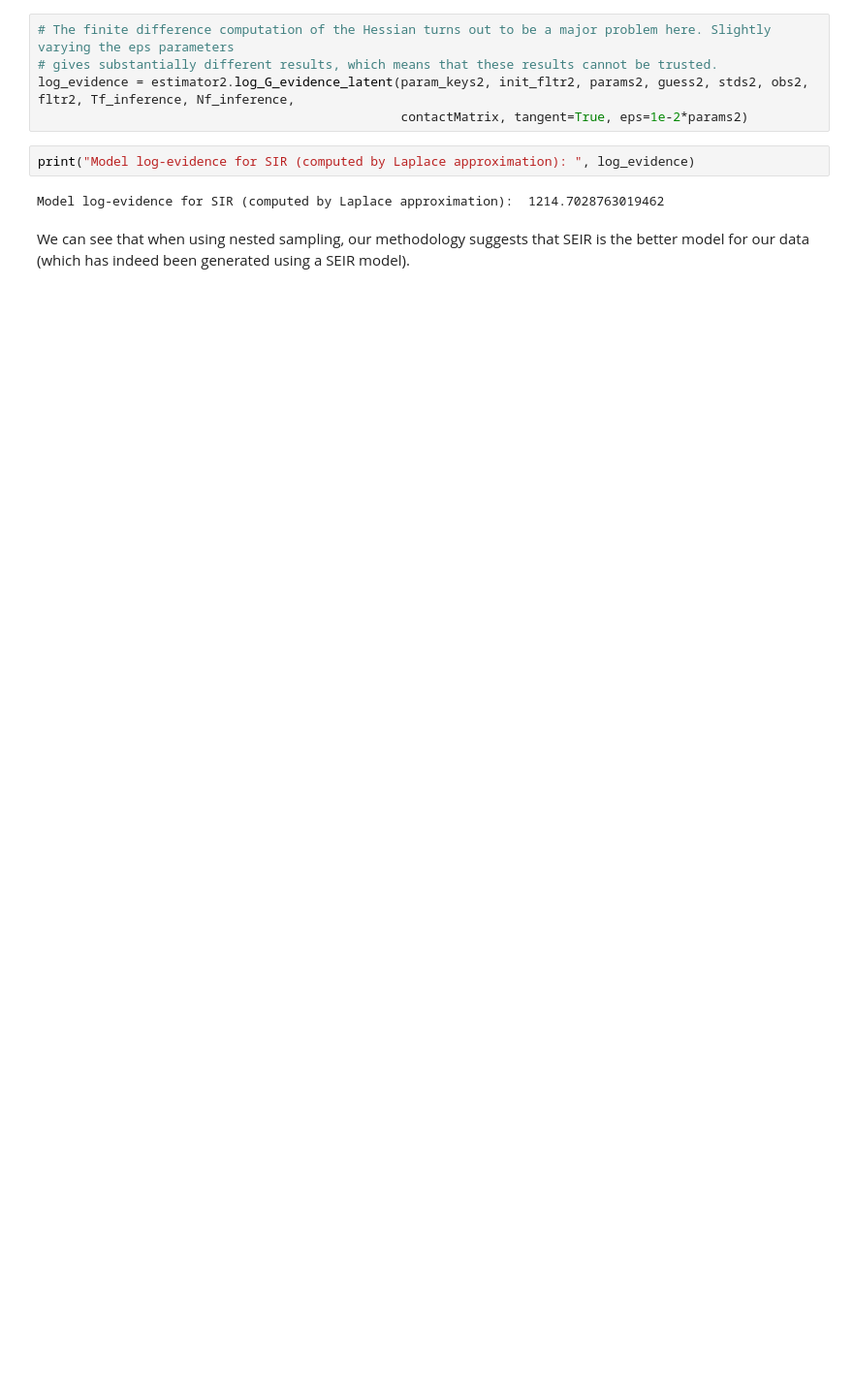
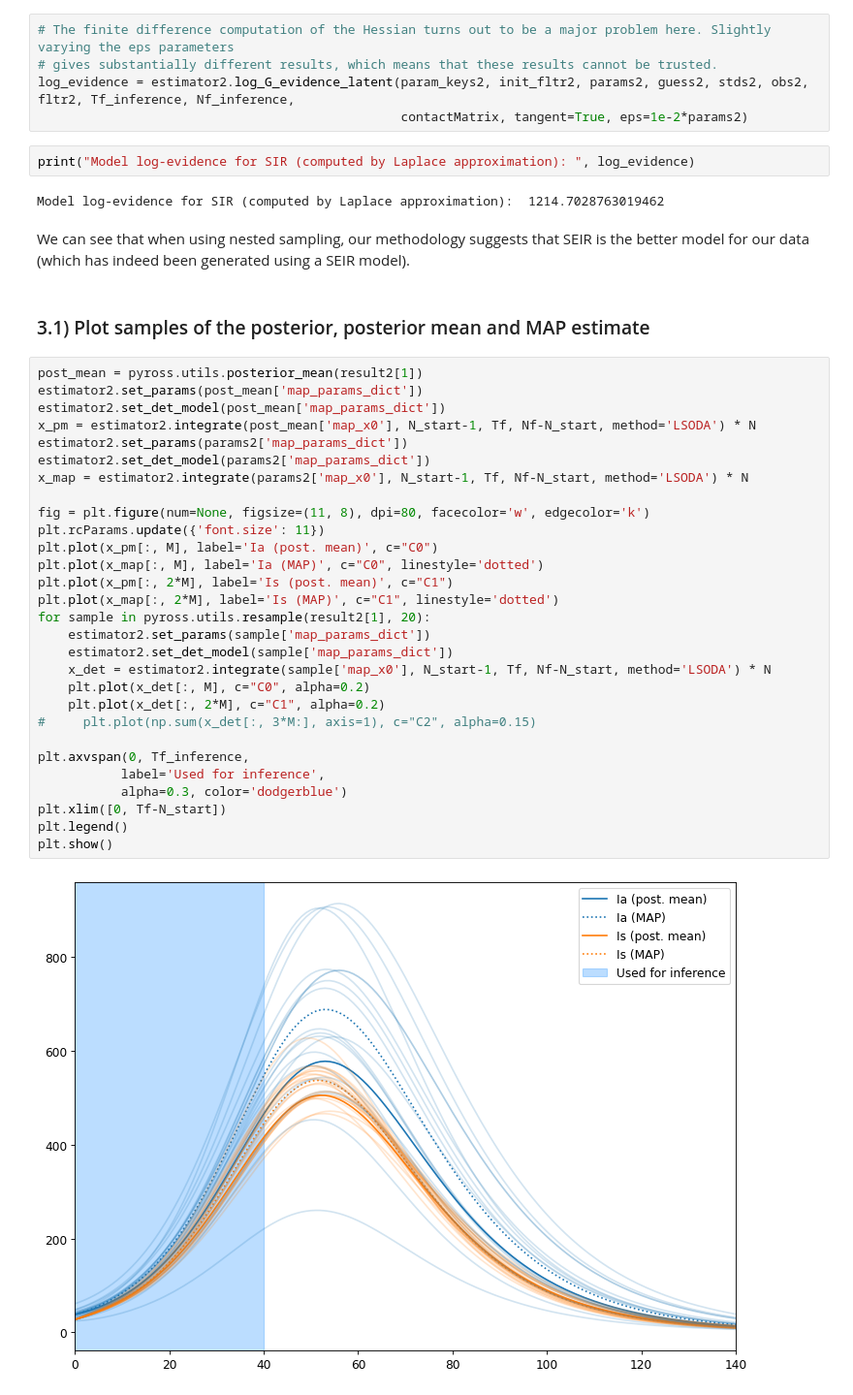
Before and after one commit to rajeshrinet/pyross, a Jupyter notebook: examples/inference/ex-evidence.ipynb, the cells around one changed output. Shown at 97% size. Drawn from its saved outputs; the diff is of its cells as text; blank space fills up the shorter version.

```diff
--- a/examples/inference/ex-evidence.ipynb
+++ b/examples/inference/ex-evidence.ipynb
@@ -336,3 +376,36 @@ print("Model log-evidence for SIR (computed by Laplace approximation): ", log_ev
 Model log-evidence for SIR (computed by Laplace approximation):  1214.7028763019462
 # %% [markdown]
 We can see that when using nested sampling, our methodology suggests that SEIR is the better model for our data (which has indeed been generated using a SEIR model).
+# %% [markdown]
+### 3.1) Plot samples of the posterior, posterior mean and MAP estimate
+# %%
+post_mean = pyross.utils.posterior_mean(result2[1])
+estimator2.set_params(post_mean['map_params_dict'])
+estimator2.set_det_model(post_mean['map_params_dict'])
+x_pm = estimator2.integrate(post_mean['map_x0'], N_start-1, Tf, Nf-N_start, method='LSODA') * N
+estimator2.set_params(params2['map_params_dict'])
+estimator2.set_det_model(params2['map_params_dict'])
+x_map = estimator2.integrate(params2['map_x0'], N_start-1, Tf, Nf-N_start, method='LSODA') * N
+
+fig = plt.figure(num=None, figsize=(11, 8), dpi=80, facecolor='w', edgecolor='k')
+plt.rcParams.update({'font.size': 11})
+plt.plot(x_pm[:, M], label='Ia (post. mean)', c="C0")
+plt.plot(x_map[:, M], label='Ia (MAP)', c="C0", linestyle='dotted')
+plt.plot(x_pm[:, 2*M], label='Is (post. mean)', c="C1")
+plt.plot(x_map[:, 2*M], label='Is (MAP)', c="C1", linestyle='dotted')
+for sample in pyross.utils.resample(result2[1], 20):
+    estimator2.set_params(sample['map_params_dict'])
+    estimator2.set_det_model(sample['map_params_dict'])
+    x_det = estimator2.integrate(sample['map_x0'], N_start-1, Tf, Nf-N_start, method='LSODA') * N
+    plt.plot(x_det[:, M], c="C0", alpha=0.2)
+    plt.plot(x_det[:, 2*M], c="C1", alpha=0.2)
+#     plt.plot(np.sum(x_det[:, 3*M:], axis=1), c="C2", alpha=0.15)
+
+plt.axvspan(0, Tf_inference,
+           label='Used for inference',
+           alpha=0.3, color='dodgerblue')
+plt.xlim([0, Tf-N_start])
+plt.legend()
+plt.show()
+# %% [output]
+[figure, added]
```
Also changed, not shown: parts of 9 cells of this notebook, 1 other file.
